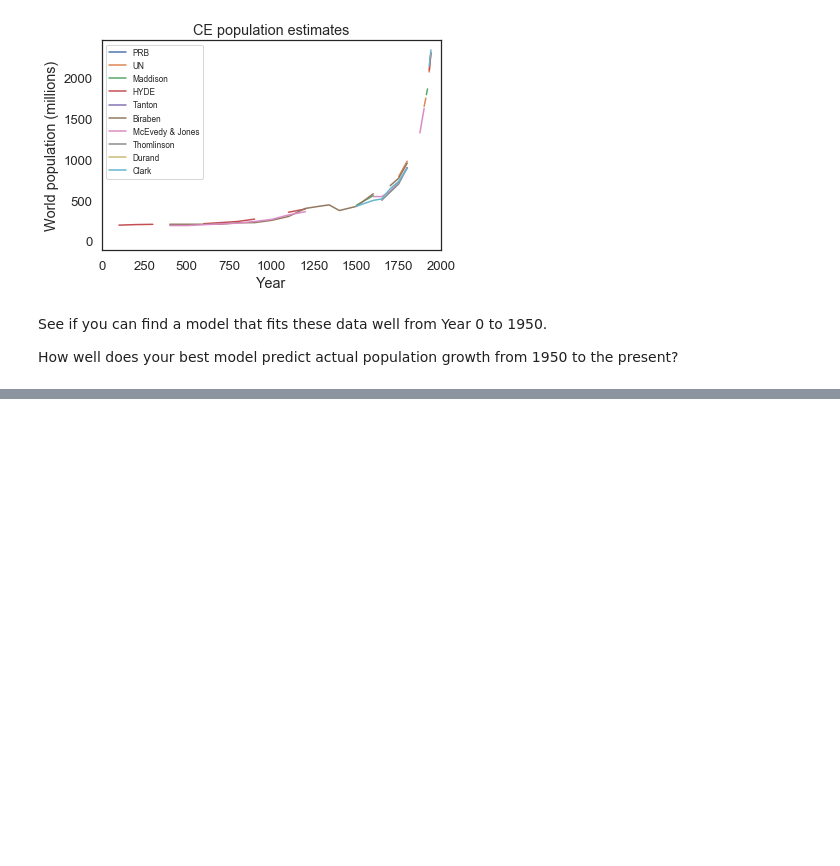
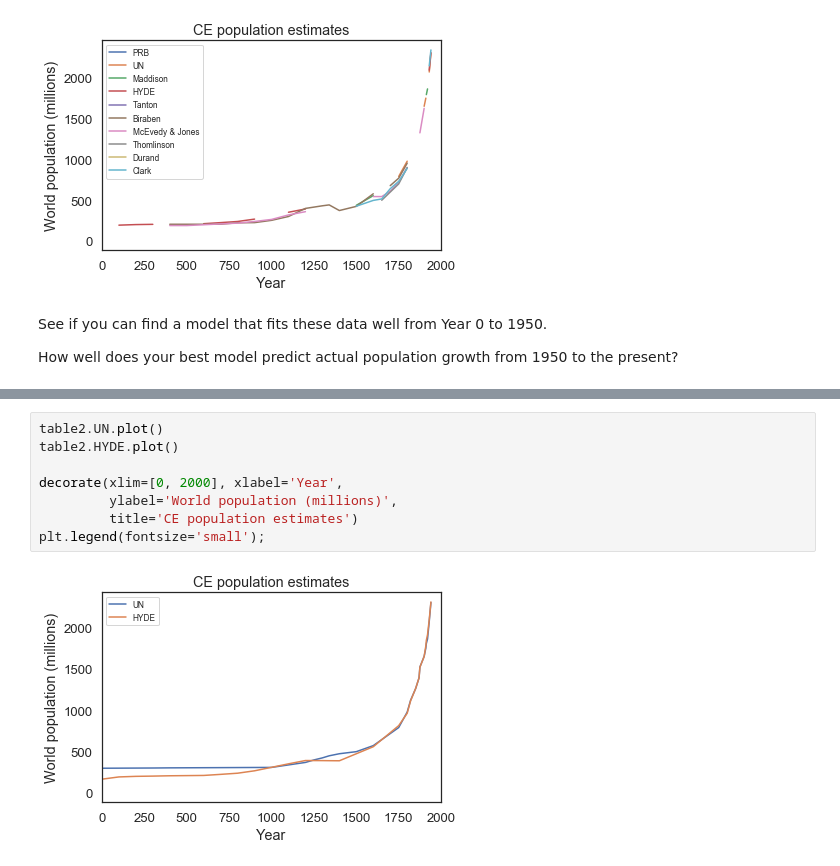
Before and after one commit to igukusamuel/DATA-604-Simulation-and-Modeling, a Jupyter notebook: chap10.ipynb, the cells around one changed output, grey strips where cells are left out. Drawn from its saved outputs; the diff is of its cells as text; blank space fills up the shorter version.

```diff
--- a/chap10.ipynb
+++ b/chap10.ipynb
@@ -271,0 +272,10 @@ plt.legend(fontsize='small');
+# %%
+table2.UN.plot()
+table2.HYDE.plot()
+
+decorate(xlim=[0, 2000], xlabel='Year',
+         ylabel='World population (millions)',
+         title='CE population estimates')
+plt.legend(fontsize='small');
+# %% [output]
+[figure, added]
```
Also changed, not shown: parts of 2 cells of this notebook.
